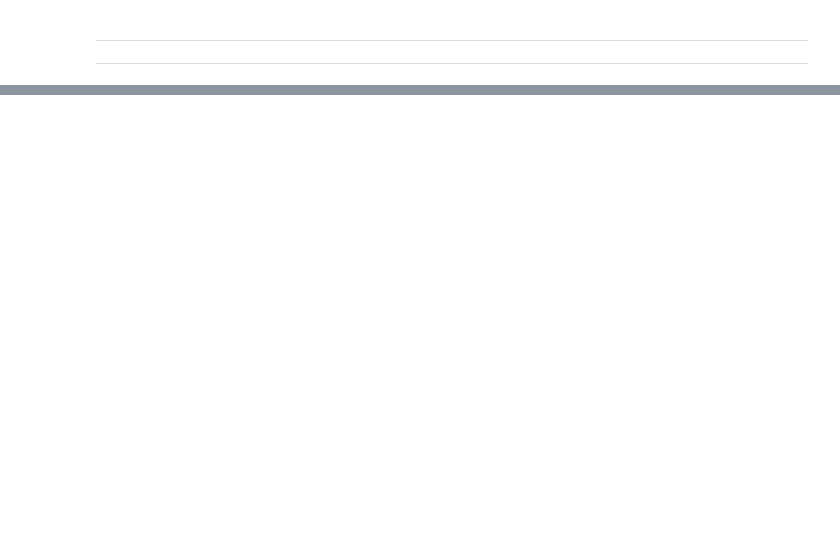
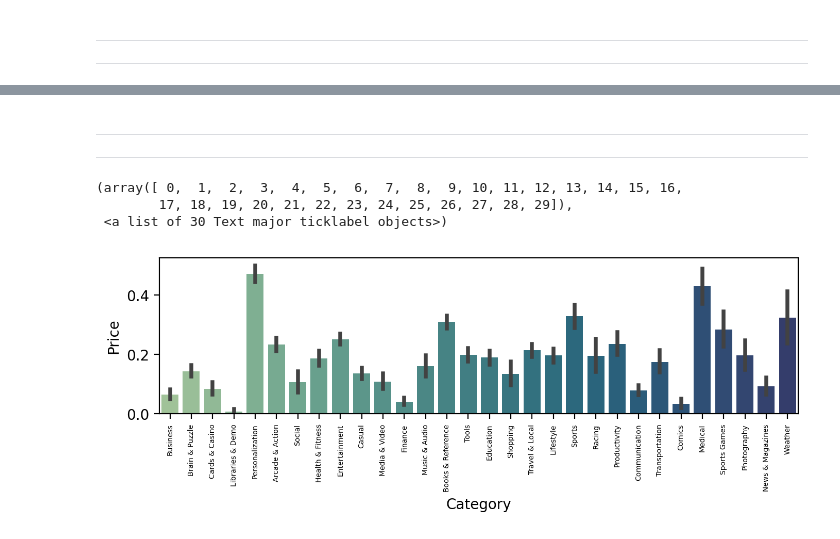
Before and after one commit to kunalNbadgujar/ANDROID-AUTHENTICITY-PREDICTION, a Jupyter notebook: team_ANDROID_AUTHENTICITY_PREDICTION.ipynb, the cells around one changed output, grey strips where cells are left out. Saved outputs shown, nothing was run; the diff lists cells and outputs as text; code cells hidden in the pictures; blank space fills up the shorter version.

```diff
--- a/team_ANDROID_AUTHENTICITY_PREDICTION.ipynb
+++ b/team_ANDROID_AUTHENTICITY_PREDICTION.ipynb
@@ -785,0 +814,20 @@ sns.countplot(x='Price',hue='Class',data=df)
+# %% [markdown]
+
+
+---
+
+
+
+---
+# %%
+# now lets see , Price vs Category
+
+plt.figure(figsize=(8,2),dpi=200)
+sns.barplot(x='Category',y='Price',data=df,palette='crest')
+
+plt.xticks(rotation=90,fontsize=5)
+# %% [output]
+(array([ 0,  1,  2,  3,  4,  5,  6,  7,  8,  9, 10, 11, 12, 13, 14, 15, 16,
+        17, 18, 19, 20, 21, 22, 23, 24, 25, 26, 27, 28, 29]),
+ <a list of 30 Text major ticklabel objects>)
+[figure, added]
```
Also changed, not shown: parts of 10 cells of this notebook.
